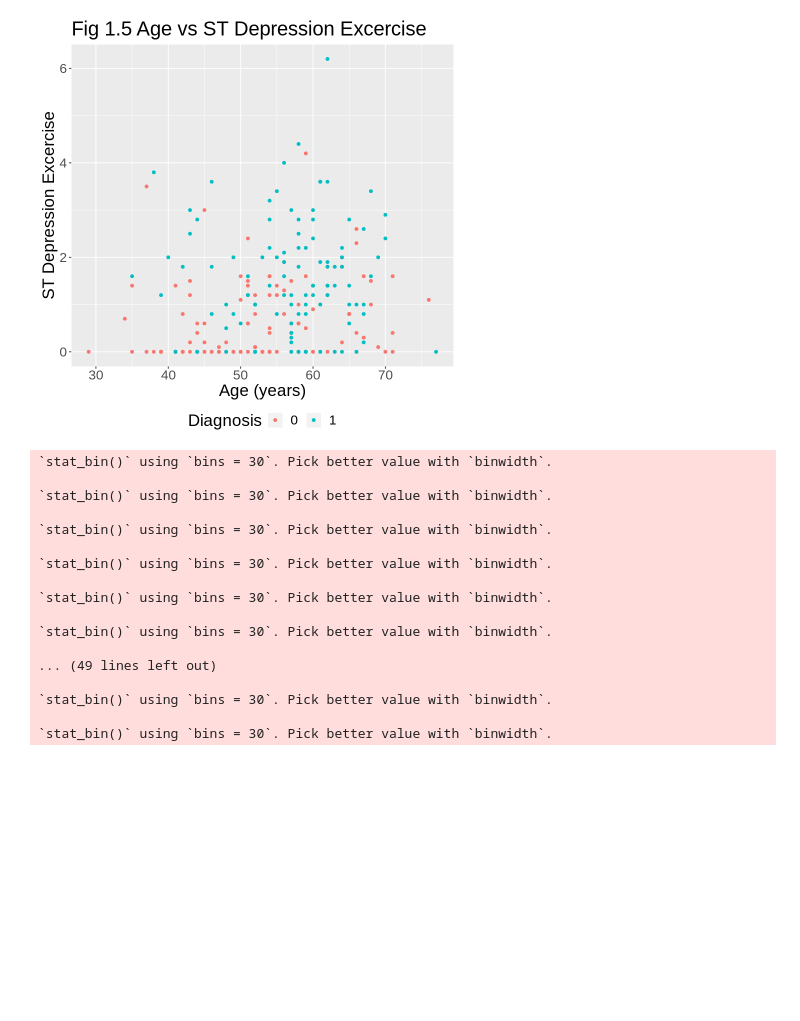
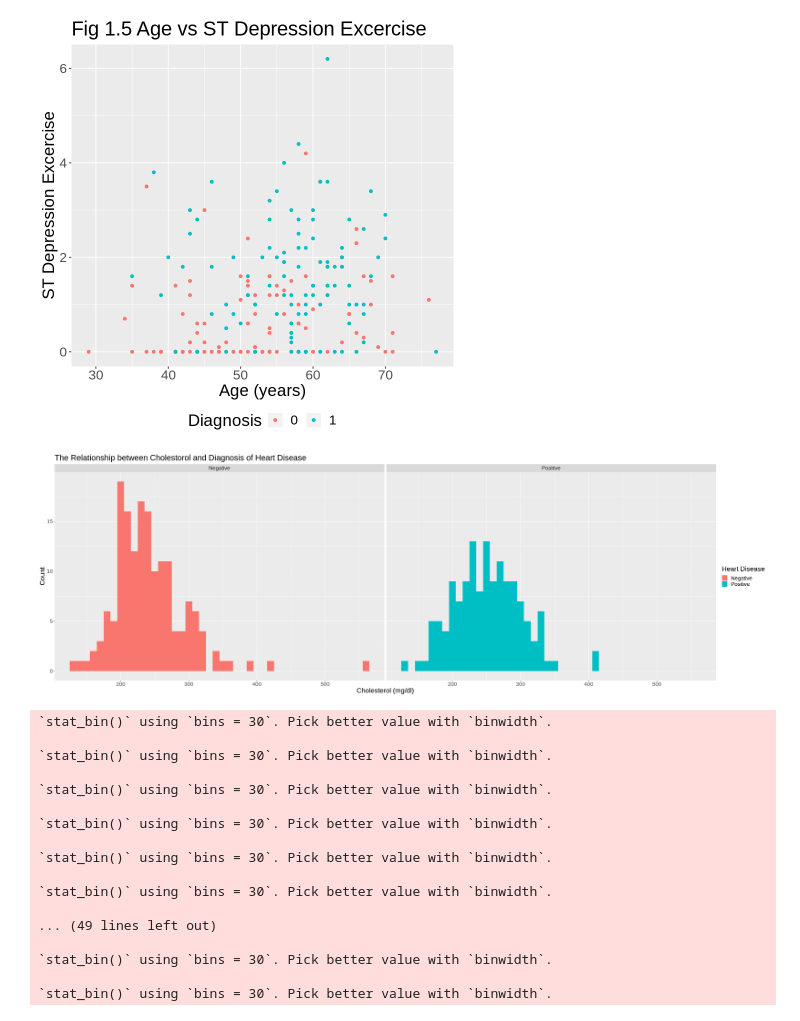
Before and after one commit to Vedkal19/Heart-Disease-Data, a Jupyter notebook: Heart Disease Data Project.ipynb, the cells around one changed output. Cells and saved outputs as stored; diff of their text form; code cells hidden in the pictures; blank space fills up the shorter version.

Commit message:
add graph

```diff
--- a/Heart Disease Data Project.ipynb
+++ b/Heart Disease Data Project.ipynb
@@ -192,6 +192,19 @@ prop_plot5
 [figure]
 [figure]
 [figure]
+# %%
+options(repr.plot.width = 30, repr.plot.height = 10)
+
+age_plot <- cleveland_tidy_data |>
+    ggplot(aes(x = Cholestorol, fill = Diagnosis))+
+    geom_histogram(binwidth = 10)+
+    facet_grid(cols = vars(Diagnosis))+
+    ggtitle("The Relationship between Cholestorol and Diagnosis of Heart Disease")+
+    labs(x = "Cholesterol (mg/dl)", y = "Count", fill = "Heart Disease")+
+    theme(text = element_text(size = 20))
+age_plot
+# %% [output]
+[figure, added]
 # %%
 options(repr.plot.height = 30, repr.plot.width = 50)
 cleveland_pairs <- cleveland_tidy_data |>
```
